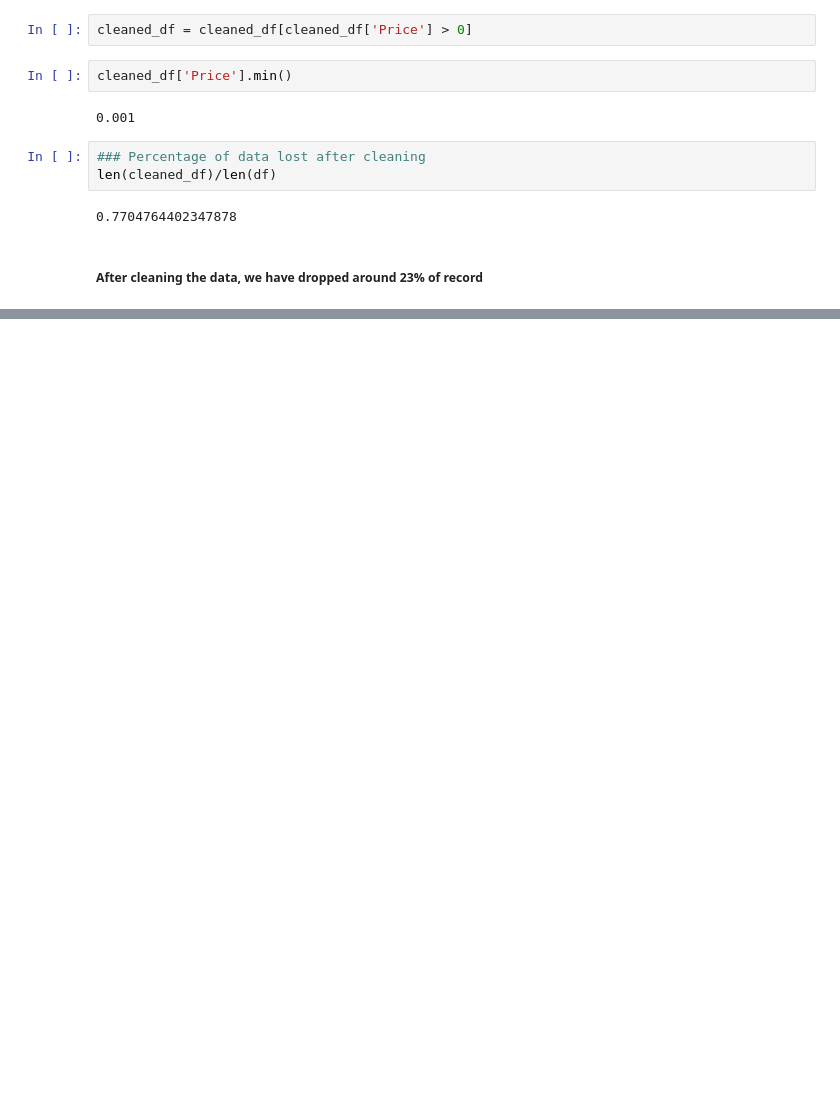
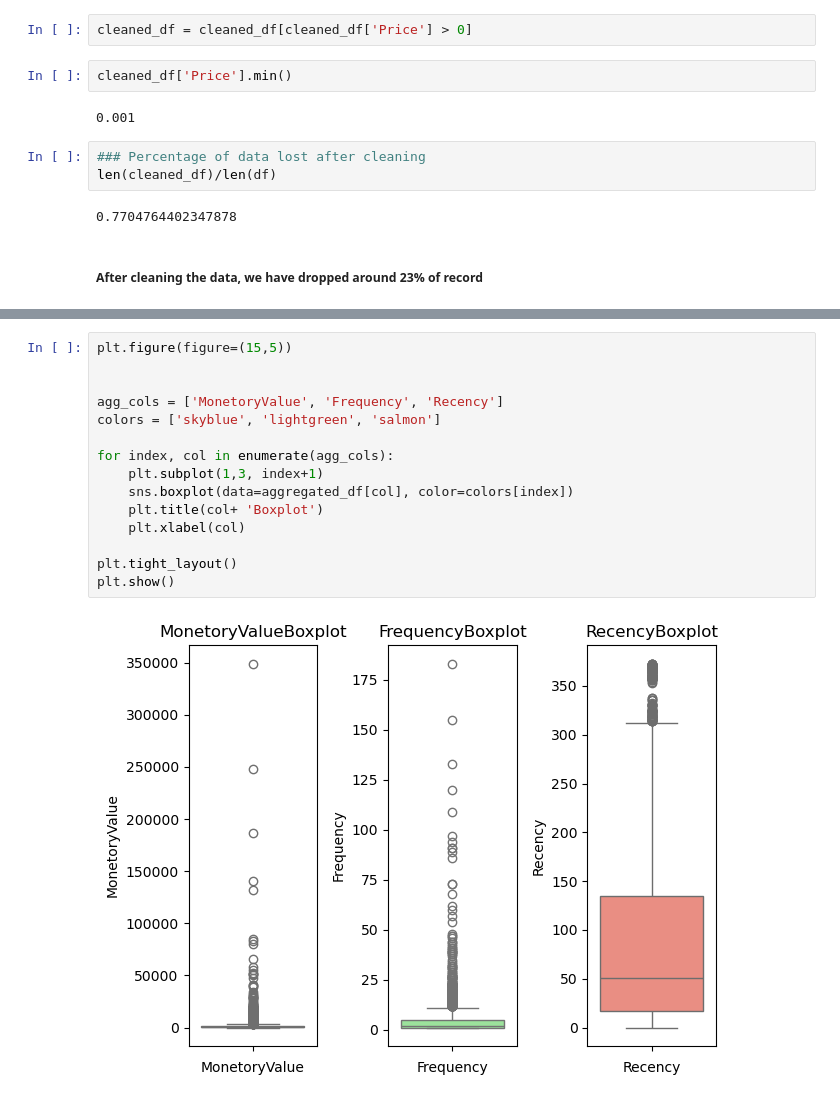
Before and after one commit to dhirajpakhrin007/Customer-Segmentation-for-Online-Retail, a Jupyter notebook: Notebook/customer_seg,emtation.ipynb, the cells around one changed output, grey strips where cells are left out. Drawn from its saved outputs; the diff is of its cells as text; blank space fills up the shorter version.

```diff
--- a/Notebook/customer_seg,emtation.ipynb
+++ b/Notebook/customer_seg,emtation.ipynb
@@ -362,0 +433,17 @@ len(cleaned_df)/len(df)
+# %%
+plt.figure(figure=(15,5))
+
+
+agg_cols = ['MonetoryValue', 'Frequency', 'Recency']
+colors = ['skyblue', 'lightgreen', 'salmon']
+
+for index, col in enumerate(agg_cols):
+    plt.subplot(1,3, index+1)
+    sns.boxplot(data=aggregated_df[col], color=colors[index])
+    plt.title(col+ 'Boxplot')
+    plt.xlabel(col)
+
+plt.tight_layout()
+plt.show()
+# %% [output]
+[figure, added]
```
Also changed, not shown: parts of 17 cells of this notebook.
